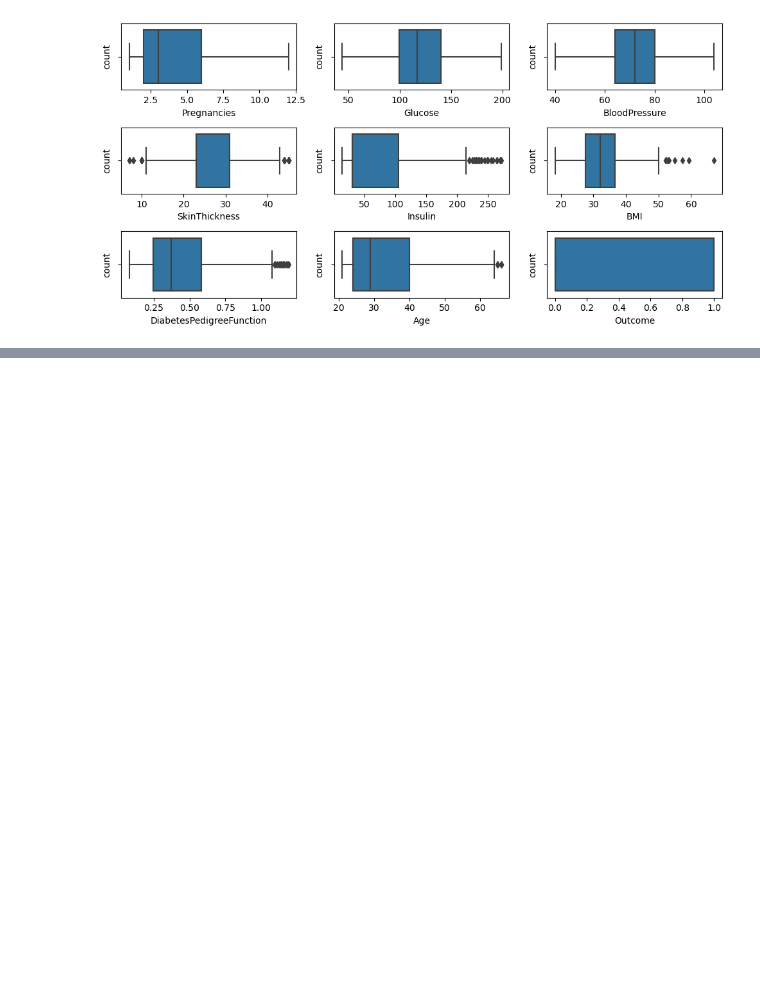
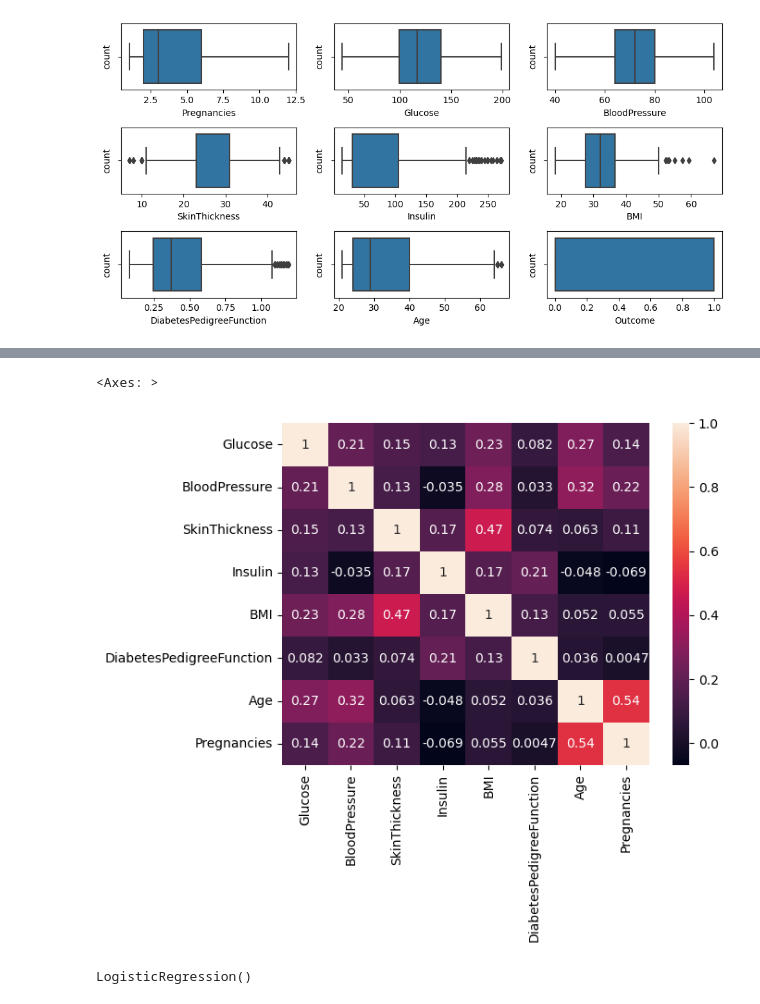
Before and after one commit to Abdul-Samii/Logistic-Regression, a Jupyter notebook: Logistic Regression.ipynb, the cells around one changed output, grey strips where cells are left out. Saved outputs shown, nothing was run; the diff lists cells and outputs as text; code cells hidden in the pictures; blank space fills up the shorter version.

Commit message:
implemented Model - Feature engineering  - Correlation step done - Applied Model

```diff
--- a/Logistic Regression.ipynb
+++ b/Logistic Regression.ipynb
@@ -853,0 +867,5 @@ plt.tight_layout()
+# %%
+sns.heatmap(new_data.drop("Outcome",axis=1).corr(),annot=True)
+# %% [output]
+<Axes: >
+[figure, added]
@@ -853,0 +880,9 @@ plt.tight_layout()
+# %%
+## import the Logistic regression model
+from sklearn.linear_model import LogisticRegression
+## initiallisation of the model
+model=LogisticRegression()
+# train model model with x_train, y_train
+model.fit(x_train,y_train)
+# %% [output]
+LogisticRegression()
```
Also changed, not shown: parts of 24 cells of this notebook, 1 other file.
